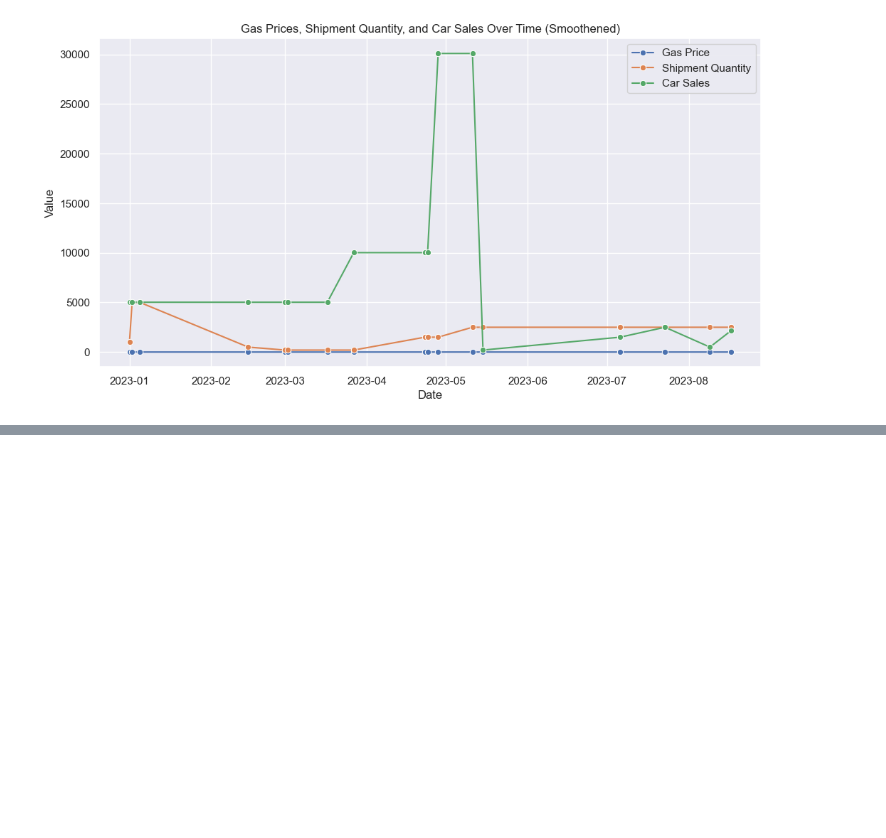
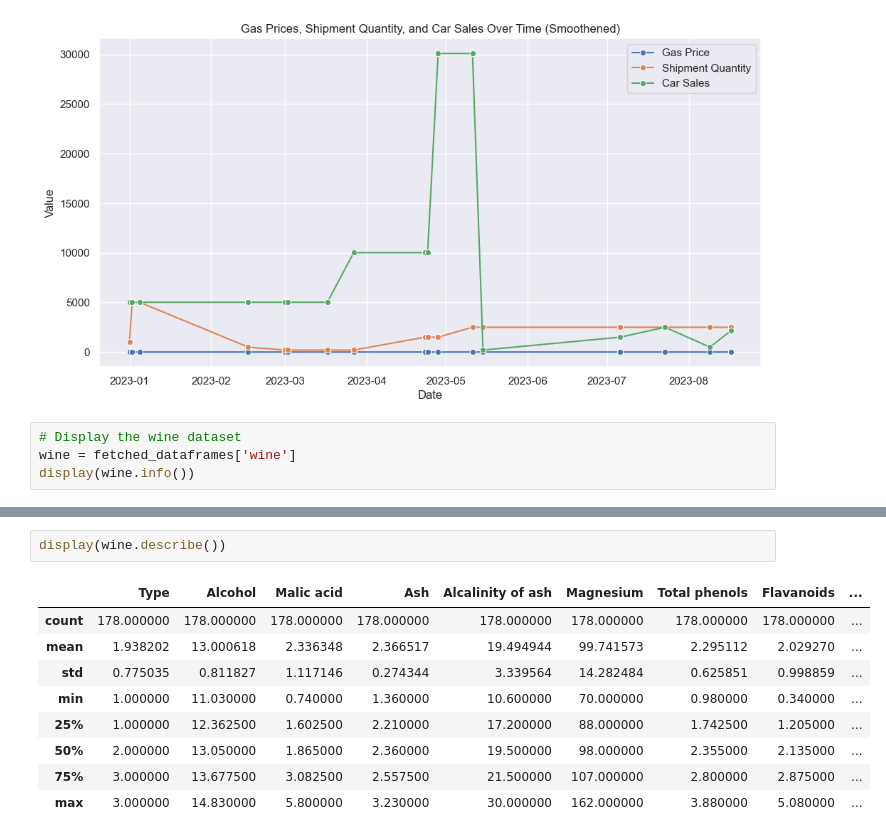
Before and after one commit to mugofjoe/preprocessing-for-machine-learning, a Jupyter notebook: preprocessing-for-machine-learning.ipynb, the cells around one changed output, grey strips where cells are left out. Saved outputs shown, nothing was run; the diff lists cells and outputs as text; blank space fills up the shorter version.

```diff
--- a/preprocessing-for-machine-learning.ipynb
+++ b/preprocessing-for-machine-learning.ipynb
@@ -334,3 +335,7 @@ plt.legend()
 plt.show()
 # %% [output]
 [figure]
+# %%
+# Display the wine dataset
+wine = fetched_dataframes['wine']
+display(wine.info())
@@ -336,0 +361,12 @@ plt.show()
+# %%
+display(wine.describe())
+# %% [output]
+|  | Type | Alcohol | Malic acid | Ash | Alcalinity of ash | Magnesium | Total phenols | Flavanoids | ... |
+| count | 178.000000 | 178.000000 | 178.000000 | 178.000000 | 178.000000 | 178.000000 | 178.000000 | 178.000000 | ... |
+| mean | 1.938202 | 13.000618 | 2.336348 | 2.366517 | 19.494944 | 99.741573 | 2.295112 | 2.029270 | ... |
+| std | 0.775035 | 0.811827 | 1.117146 | 0.274344 | 3.339564 | 14.282484 | 0.625851 | 0.998859 | ... |
+| min | 1.000000 | 11.030000 | 0.740000 | 1.360000 | 10.600000 | 70.000000 | 0.980000 | 0.340000 | ... |
+| 25% | 1.000000 | 12.362500 | 1.602500 | 2.210000 | 17.200000 | 88.000000 | 1.742500 | 1.205000 | ... |
+| 50% | 2.000000 | 13.050000 | 1.865000 | 2.360000 | 19.500000 | 98.000000 | 2.355000 | 2.135000 | ... |
+| 75% | 3.000000 | 13.677500 | 3.082500 | 2.557500 | 21.500000 | 107.000000 | 2.800000 | 2.875000 | ... |
+| max | 3.000000 | 14.830000 | 5.800000 | 3.230000 | 30.000000 | 162.000000 | 3.880000 | 5.080000 | ... |
```
Also changed, not shown: parts of 5 cells of this notebook.
